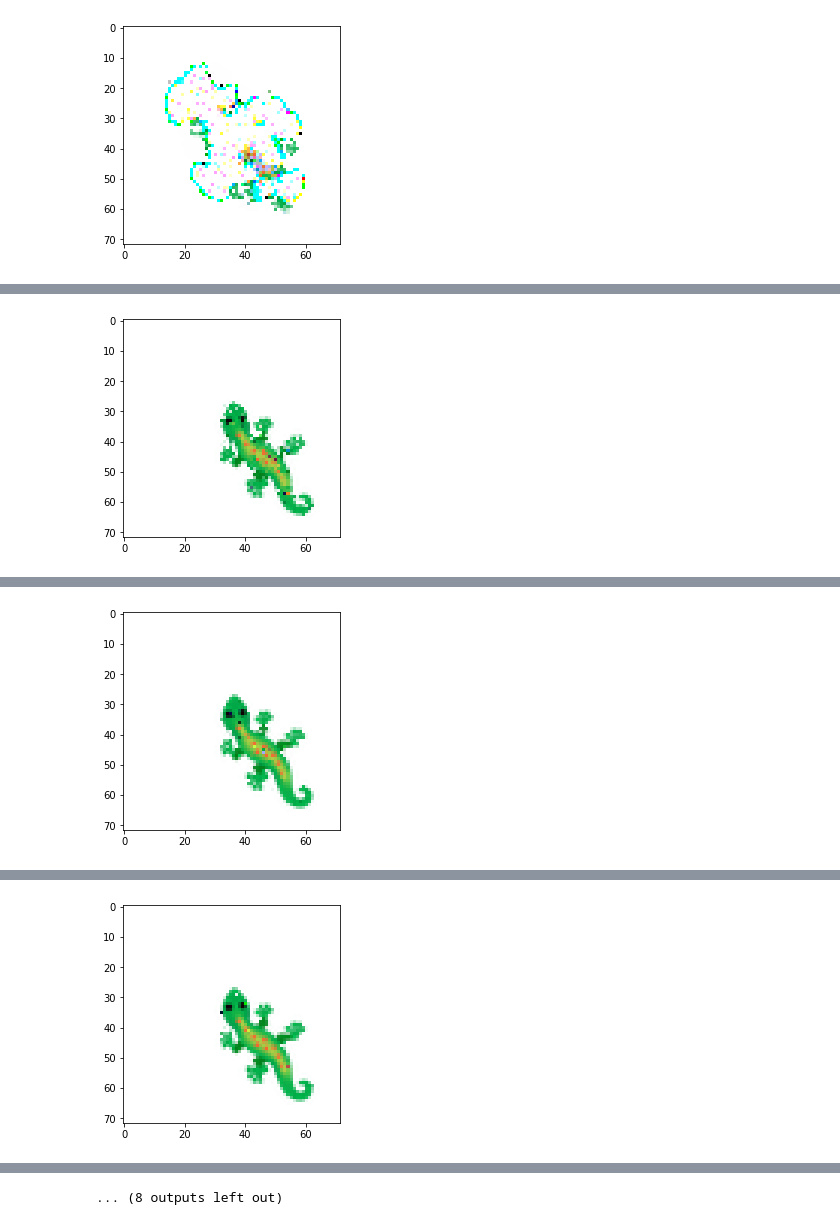
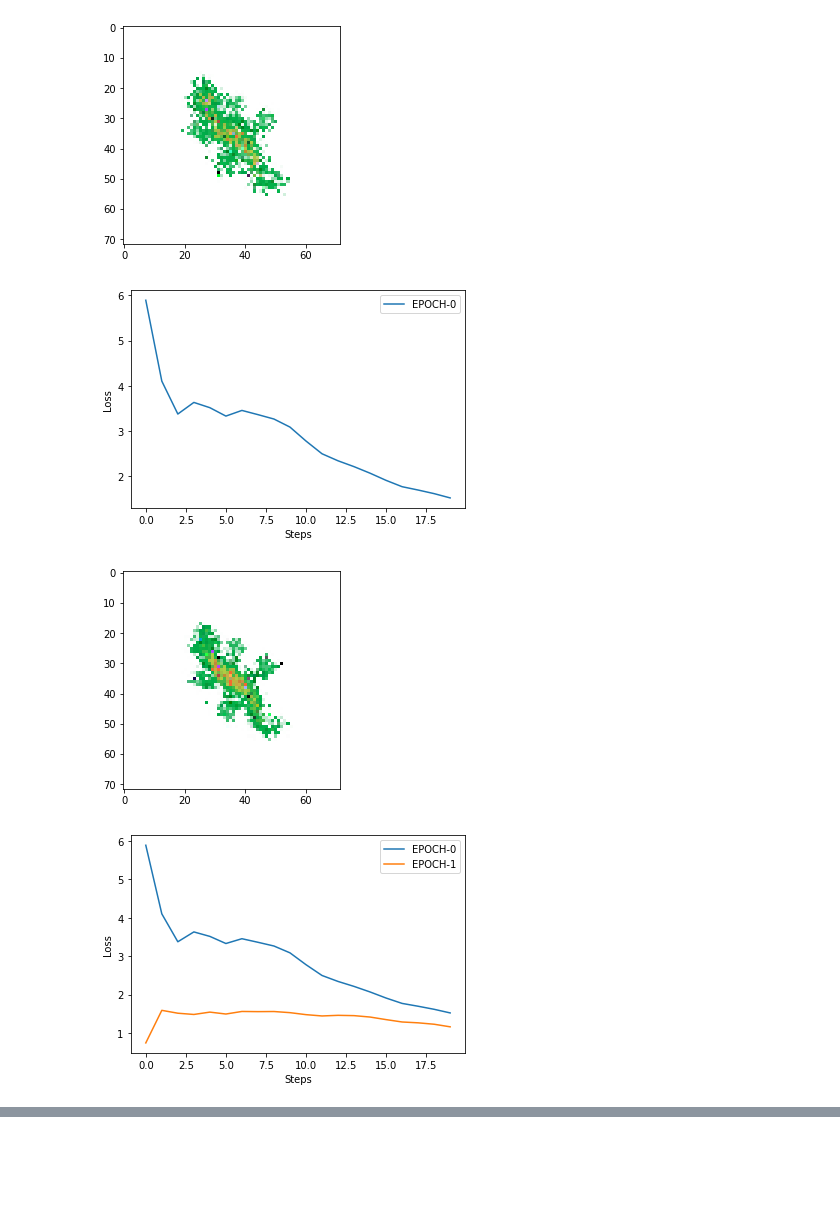
Before and after one commit to Mikcl/CellTransformer, a Jupyter notebook: Cells_are_Transformers.ipynb, the cells around one changed output, grey strips where cells are left out. Drawn from its saved outputs; the diff is of its cells as text; code cells hidden in the pictures; blank space fills up the shorter version.

```diff
--- a/Cells_are_Transformers.ipynb
+++ b/Cells_are_Transformers.ipynb
@@ -151,7 +157,7 @@ h, w = pad_target.shape[:2]
 
 # (CHANNEL_N, 72, 72)
 seed = np.zeros([CHANNEL_N, h, w], np.float32)
-seed[3:, h//2, w//2] = 256
+seed[3:, h//2, w//2] = 255
 
 pad_target = pad_target.permute(2, 0, 1)
 # %%
@@ -312,8 +318,8 @@ def sentences_to_image(x, height, width):
   return rearrange(x, '(h w) (p1 p2 c) -> c (h p1) (w p2)', p1 =1, p2 =1, h=height, w=width)
 
 
-def visualize_batched(x):
-  x = x[:,:4,:,:].cpu().numpy()
+def visualize_batched(x, c=4):
+  x = x[:,:c,:,:].cpu().numpy()
   vis1 = np.hstack(np.transpose(x, (0,2,3,1)))
   plt.imshow(vis1)
   plt.show()
@@ -324,8 +330,11 @@ def visualize_batched(x):
 
 # training
 log_loss = []
-UPDATE_STEPS = 30
-EVAL_SENTENCE_BATCH = 32
+UPDATE_STEPS = 20
+SENTENCE_BATCH = 32
+
+EVAL_STEPS = 1
+
 
 # X - 4d tensor - maybe move this
 def get_input_values(x):
@@ -336,25 +345,28 @@ def get_input_values(x):
   X_img = percieved_images[0]
 
   X_seq_un_clean = image_to_sentences(X_img)
-  # TODO - insert checker as torch.tensor(X_seq_un_clean).bool().float().sum(dim=-1)
-  valid_instances = (torch.square(X_seq_un_clean).sum(dim=-1) != 0).nonzero().flatten()
+  valid_instances = (torch.tensor(X_seq_un_clean).bool().float().sum(dim=-1) != 0).nonzero().flatten().long()
 
   X_seq_cleaned = X_seq_un_clean[valid_instances]
 
   X_seq = tokenize(X_seq_cleaned)
+  # print('X seq t', X_seq)
 
   return step_output_float_mask, valid_instances, X_seq
 
 
-# 1 epoch. training from seed to 'full' state.
-for i in tqdm.tqdm(range(EPOCHS), mininterval=10., desc='training'):
+next_token_loss = [['EPOCH', 'STEP', 'LOSS']]
+epoch_losses = []
+
+for i in tqdm.tqdm(range(EPOCHS), mininterval=10., desc='training epochs'):
     x0 = np.repeat(seed[None,...], IMAGE_BATCH_SIZE, 0)
     x0 = torch.Tensor(x0).to(device)
     x = x0
+    step_loss = []
 
-    for step in range(UPDATE_STEPS):
-      print(f'epoch {i}, step {step}')
-
+    for step in tqdm.auto.tqdm(range(UPDATE_STEPS), mininterval=1., desc='update step'):
+      # print(f'epoch {i}, step {step}')
+      update_step_loss = []
       step_output_float_mask, valid_instances, X_seq = get_input_values(x)
 
       # target
@@ -372,32 +384,34 @@ for i in tqdm.tqdm(range(EPOCHS), mininterval=10., desc='training'):
       # Derive dataset for training.
       dataset = CellTraining(X_seq, Y_seq)
 
-      data_loader = DataLoader(dataset=dataset, batch_size=32)
+      data_loader = DataLoader(dataset=dataset, batch_size=SENTENCE_BATCH)
 
       enc.train(), dec.train()
       for batch_i , (src, tgt, src_mask, tgt_mask) in enumerate(data_loader):
         context = enc(src, input_mask = src_mask)
         loss = dec(tgt, context = context, input_mask = tgt_mask, context_mask = src_mask, return_loss = True)
         loss.backward()
-        # print(f'epoch-{i}-step-{step}: {loss.item()}')
+        loss_value = loss.item()
+        next_token_loss.append([i, step, loss_value])
+        update_step_loss.append(loss_value)
         optim.step()
         optim.zero_grad()
 
       # update what x is (the target dilated & alive tgt mask)
       x = mask_target(step_output_float_mask.bool().float()).to(device)
+      step_loss.append(sum(update_step_loss)/len(update_step_loss))
 
+    epoch_losses.append(step_loss)
     # Generate:
-    # TODO - define what x is? x[0] ?
-    # Make an evaluation function which returns values?
+
     enc.eval(), dec.eval()
-    # x = x0.detach().clone()
-    for step in range(10):
+    for step in tqdm.auto.tqdm(range(EVAL_STEPS), mininterval=1., desc='evaluation step'):
       output_seq = image_to_sentences(x[0]).long()
 
       step_output_float_mask, instances, X_seq = get_input_values(x)
 
       dataset = CellEvaluating(X_seq)
-      data_loader = DataLoader(dataset=dataset, batch_size=EVAL_SENTENCE_BATCH, shuffle=False)
+      data_loader = DataLoader(dataset=dataset, batch_size=SENTENCE_BATCH, shuffle=False)
 
       generated= torch.empty(size=(X_seq.shape[0], CHANNEL_N)).long().to(device)
 
@@ -405,18 +419,33 @@ for i in tqdm.tqdm(range(EPOCHS), mininterval=10., desc='training'):
         start_tokens = (torch.ones((src.shape[0], 1)) * 1).long().to(device)
 
         context = enc(src)
-        # Are these params correct
+
         sample = dec.generate(start_tokens, CHANNEL_N , context = context)
         predicted_cells = sample[:, - CHANNEL_N: ]
-        s = batch_i*EVAL_SENTENCE_BATCH
-        # print(predicted_cells)
-        generated[torch.arange(s,s+predicted_cells.shape[0])] = predicted_cells
+        s = batch_i*SENTENCE_BATCH
+
+        locations = torch.arange(s,s+predicted_cells.shape[0])
+
+        generated[locations] = predicted_cells
 
       output_seq[instances] = detokenize(generated)
+
       output_img = sentences_to_image(output_seq, x.shape[2], x.shape[3])
       x = output_img[None,...]
     visualize_batched(x.detach().clone())
 
 
-    # TODO - produced x - calculate l2 loss and add to log loss
+    plt.figure()
+    for ep, l in enumerate(epoch_losses):
+      plt.plot(l, label=f'EPOCH-{ep}')
+
+    plt.xlabel("Steps")
+    plt.ylabel("Loss")
+
+    plt.legend()
+    plt.show()
+
+
+
+    # TODO - produced x - calculate l2 loss and add to log loss - need alignment first
 # %% [output]
@@ -440 +454,4 @@ epoch 0, step 29
-[figure, old version]
+[figure, new version]
+[figure, new version]
+[figure, new version]
+[figure, new version]
@@ -458 +465,0 @@ epoch 1, step 29
-[figure, old version]
@@ -476 +465,0 @@ epoch 2, step 29
-[figure, old version]
@@ -494 +465,0 @@ epoch 3, step 29
-[figure, old version]
@@ -531 +465,0 @@ epoch 5, step 29
-... (8 outputs left out)
```
Also changed, not shown: parts of 2 cells of this notebook.
